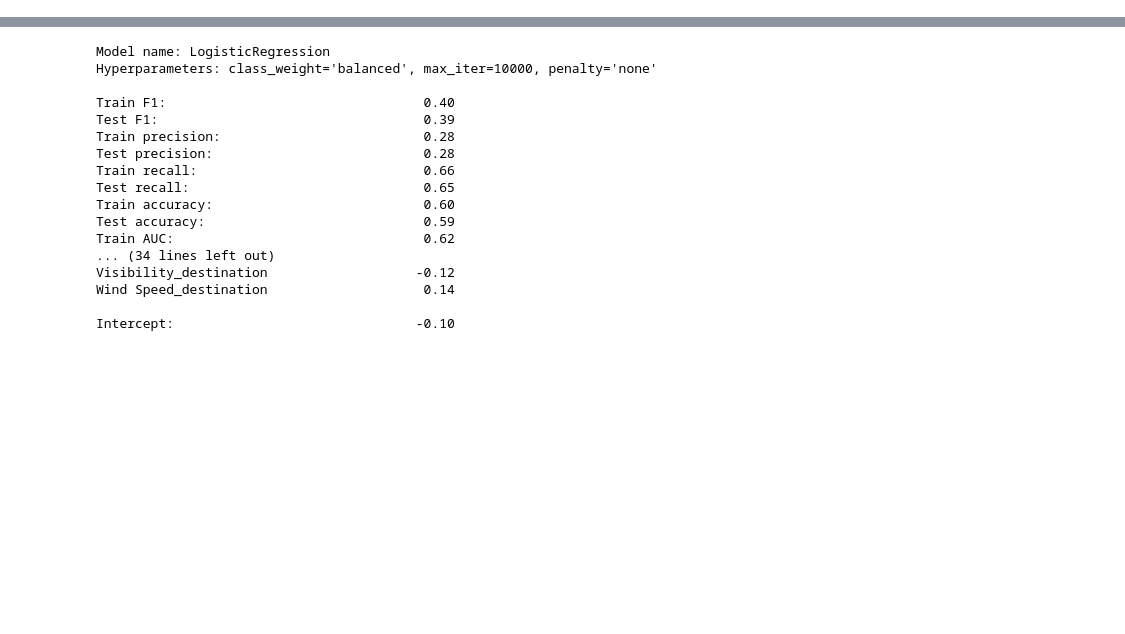
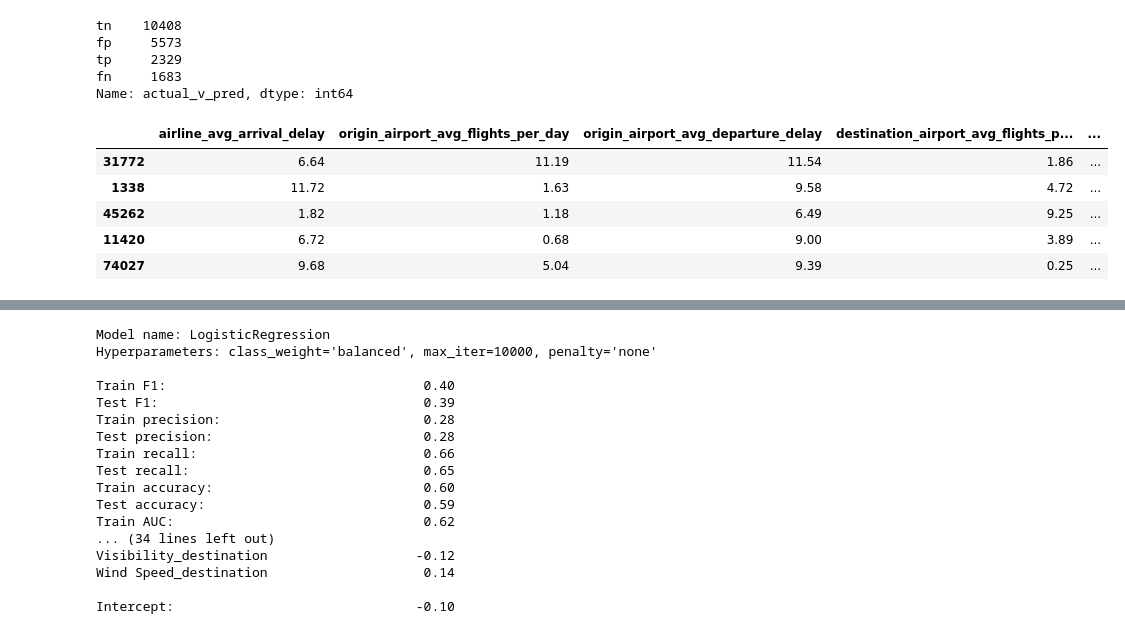
Before and after one commit to binh748/flight-classification, a Jupyter notebook: notebooks/visualizations.ipynb, the cells around one changed output, grey strips where cells are left out. Saved outputs shown, nothing was run; the diff lists cells and outputs as text; code cells hidden in the pictures; blank space fills up the shorter version.

```diff
--- a/notebooks/visualizations.ipynb
+++ b/notebooks/visualizations.ipynb
@@ -96,0 +167,5 @@ rf_balanced = RandomForestClassifier(n_estimators=100, max_depth=6, class_weight
+# %%
+val_error_analysis_df = X_val.copy(deep=True)
+# %%
+val_error_analysis_df['actual_is_not_on_time'] = y_val
+val_error_analysis_df['pred_is_not_on_time'] = lm_balanced.predict(X_val)
@@ -96,0 +180,17 @@ rf_balanced = RandomForestClassifier(n_estimators=100, max_depth=6, class_weight
+# %%
+val_error_analysis_df['actual_v_pred'].value_counts()
+# %% [output]
+tn    10408
+fp     5573
+tp     2329
+fn     1683
+Name: actual_v_pred, dtype: int64
+# %%
+val_error_analysis_df.head()
+# %% [output]
+|  | airline_avg_arrival_delay | origin_airport_avg_flights_per_day | origin_airport_avg_departure_delay | destination_airport_avg_flights_p... | ... |
+| 31772 | 6.64 | 11.19 | 11.54 | 1.86 | ... |
+| 1338 | 11.72 | 1.63 | 9.58 | 4.72 | ... |
+| 45262 | 1.82 | 1.18 | 6.49 | 9.25 | ... |
+| 11420 | 6.72 | 0.68 | 9.00 | 3.89 | ... |
+| 74027 | 9.68 | 5.04 | 9.39 | 0.25 | ... |
```
Also changed, not shown: parts of 27 cells of this notebook, 1 other file.
